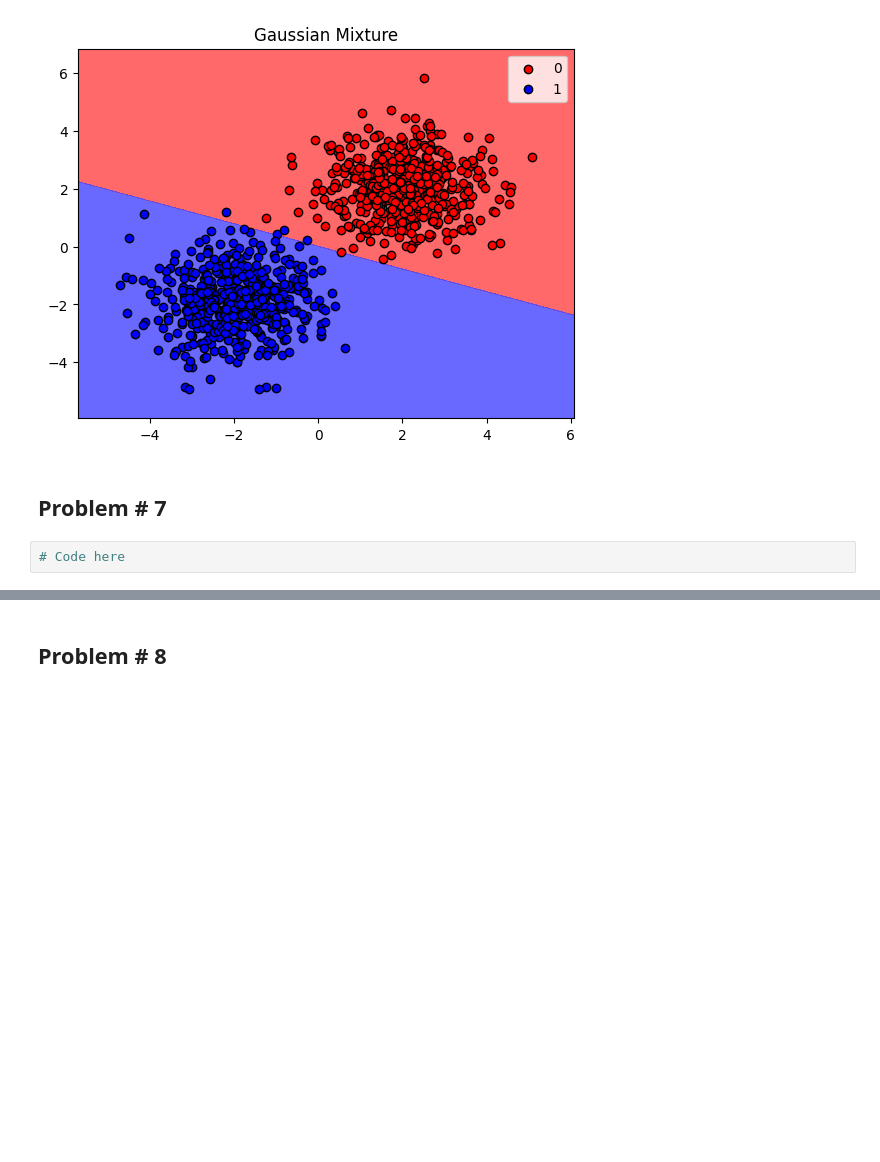
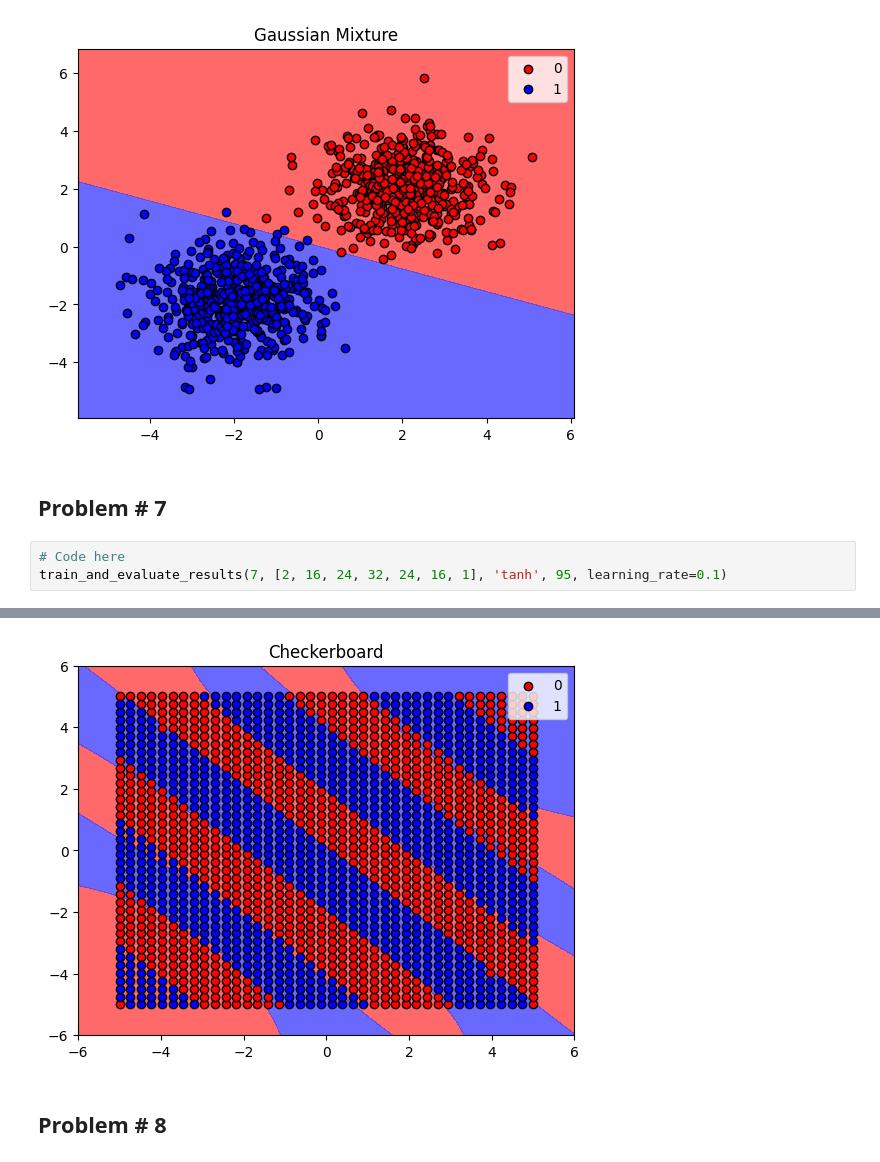
Before and after one commit to sulissss/Deep-Learning-From-Scratch, a Jupyter notebook: Part 1 - Neural Networks/26100350_PA1_1.ipynb, the cells around one changed output, grey strips where cells are left out. Drawn from its saved outputs; the diff is of its cells as text; blank space fills up the shorter version.

```diff
--- a/Part 1 - Neural Networks/26100350_PA1_1.ipynb
+++ b/Part 1 - Neural Networks/26100350_PA1_1.ipynb
@@ -490,5 +507,7 @@ Epoch 8, Loss: 0.0563, Accuracy: 0.9960
 [figure]
 # %% [markdown]
 ## Problem # 7
-# %%
-# Code here
+# %%
+# Code here
+train_and_evaluate_results(7, [2, 16, 24, 32, 24, 16, 1], 'tanh', 95, learning_rate=0.1)
+# %% [output]
@@ -495,3 +527,4 @@ Epoch 8, Loss: 0.0563, Accuracy: 0.9960
+[figure, added]
 # %% [markdown]
 ## Problem # 8
 # %%
```
Also changed, not shown: parts of 7 cells of this notebook.
